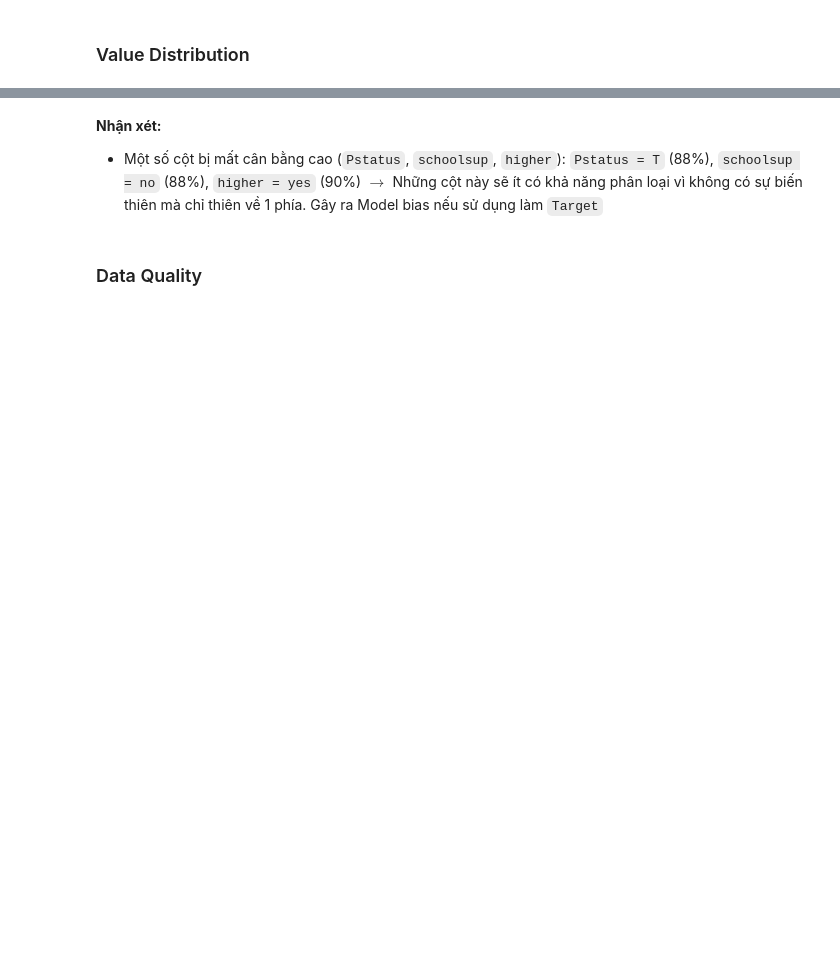
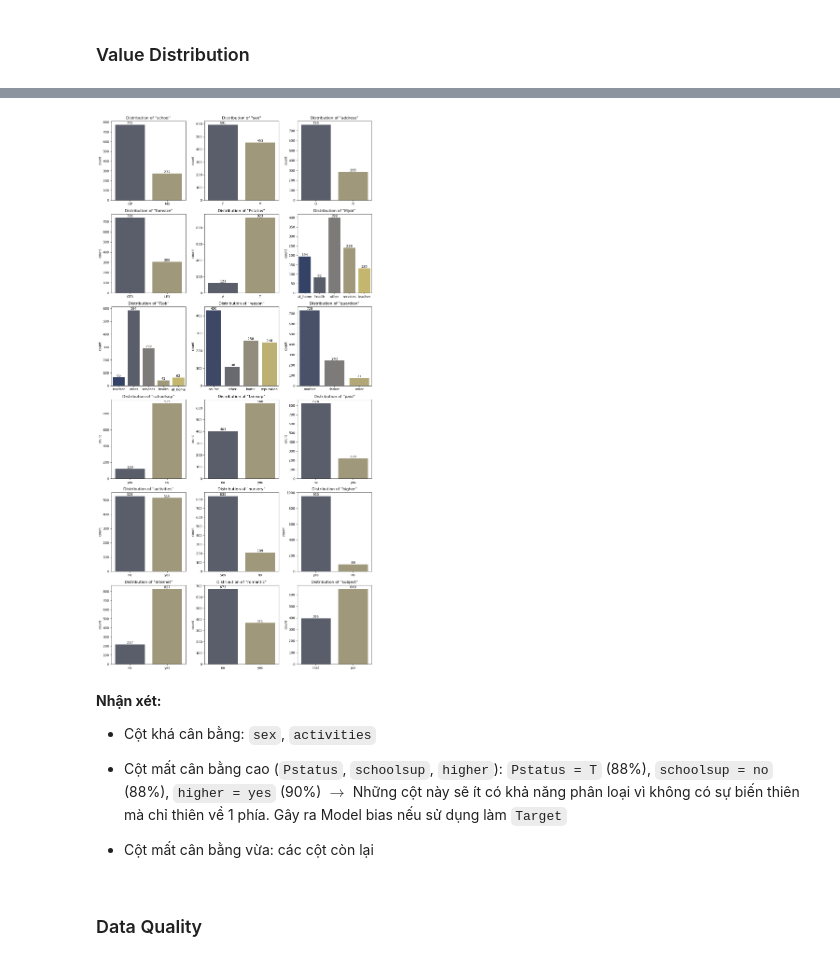
Before and after one commit to nganbee/student_alcohol_consumption_DS, a Jupyter notebook: notebooks/02_data_exploration.ipynb, the cells around one changed output, grey strips where cells are left out. Cells and saved outputs as stored; diff of their text form; code cells hidden in the pictures; blank space fills up the shorter version.

```diff
--- a/notebooks/02_data_exploration.ipynb
+++ b/notebooks/02_data_exploration.ipynb
@@ -38,27 +59,33 @@ for col in cat_cols:
 # %%
 # Visualization các cột categorical
 n_cols = 3
 n_rows = math.ceil(len(cat_cols) / n_cols)
-fig, axes = plt.subplots(n_rows, n_cols, figsize=(12, 4 * n_rows))  # Để tạo nhiều biểu đồ
+fig, axes = plt.subplots(n_rows, n_cols, figsize=(12, 4 * n_rows))  # Tạo nhiều biểu đồ
 axes = axes.flatten() # Làm phẳng mảng axes
 
 for i, colname in enumerate(cat_cols):
-    sns.countplot(data=df, x=colname, ax=axes[i], palette="viridis", hue=colname)
+    sns.countplot(data=df, x=colname, ax=axes[i], palette="cividis", hue=colname)
 
     axes[i].set_title(f'Distribution of \"{colname}\"')
     axes[i].set_xlabel('')
 
     for container in axes[i].containers:
         axes[i].bar_label(container)
 
 # Tắt các ô trống nếu số biểu đồ không lấp đầy lưới
 for i in range(len(cat_cols), len(axes)):
     fig.delaxes(axes[i])
 
 plt.tight_layout()
 plt.show()
+# %% [output]
+[figure, added]
 # %% [markdown]
 **Nhận xét:**
-- Một số cột bị mất cân bằng cao (`Pstatus`, `schoolsup`, `higher`): `Pstatus = T` (88%), `schoolsup = no` (88%), `higher = yes` (90%) $\rightarrow$ Những cột này sẽ ít có khả năng phân loại vì không có sự biến thiên mà chỉ thiên về 1 phía. Gây ra Model bias nếu sử dụng làm `Target`
+- Cột khá cân bằng: `sex`, `activities`
+
+- Cột mất cân bằng cao (`Pstatus`, `schoolsup`, `higher`): `Pstatus = T` (88%), `schoolsup = no` (88%), `higher = yes` (90%) $\rightarrow$ Những cột này sẽ ít có khả năng phân loại vì không có sự biến thiên mà chỉ thiên về 1 phía. Gây ra Model bias nếu sử dụng làm `Target`
+
+- Cột mất cân bằng vừa: các cột còn lại
 # %% [markdown]
 ### Data Quality
```
Also changed, not shown: parts of 5 cells of this notebook, 1 other file.
